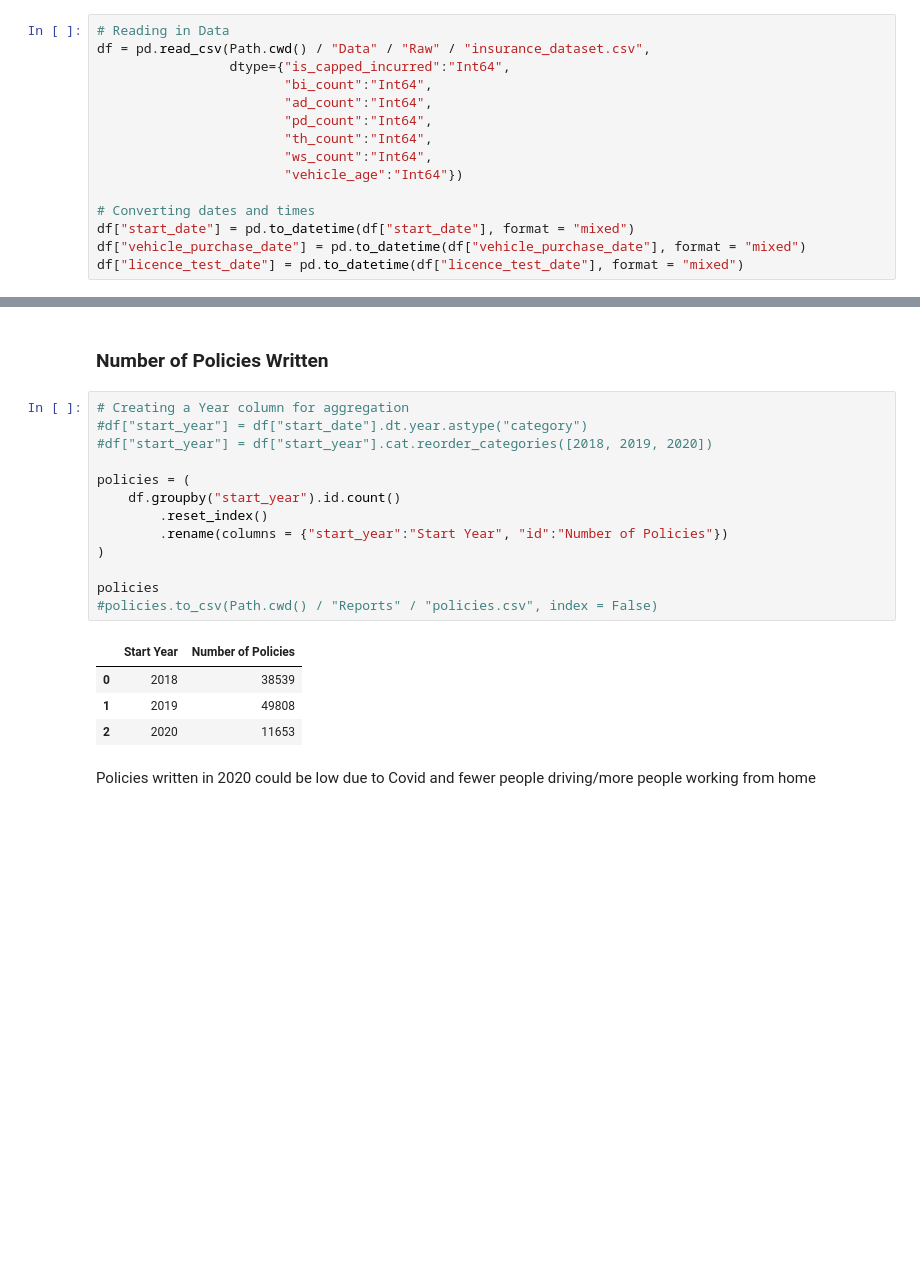
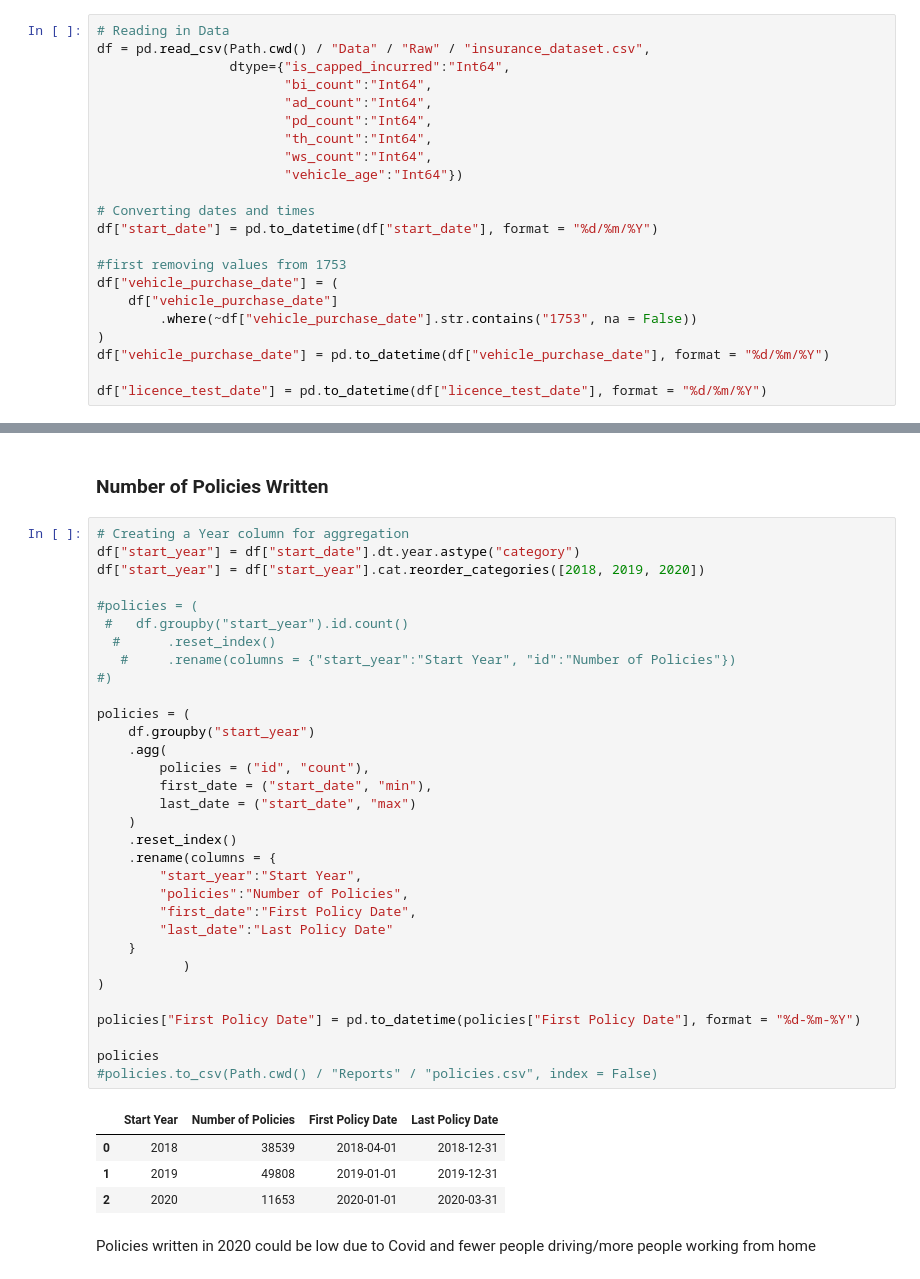
Before and after one commit to watchlotr/Python-Insurance-Case-Study, a Jupyter notebook: insurance_analysis.ipynb, the cells around one changed output, grey strips where cells are left out. Cells and saved outputs as stored; diff of their text form; blank space fills up the shorter version.

```diff
--- a/insurance_analysis.ipynb
+++ b/insurance_analysis.ipynb
@@ -27,9 +31,16 @@ df = pd.read_csv(Path.cwd() / "Data" / "Raw" / "insurance_dataset.csv",
                         "vehicle_age":"Int64"})
 
 # Converting dates and times
-df["start_date"] = pd.to_datetime(df["start_date"], format = "mixed")
-df["vehicle_purchase_date"] = pd.to_datetime(df["vehicle_purchase_date"], format = "mixed")
-df["licence_test_date"] = pd.to_datetime(df["licence_test_date"], format = "mixed")
+df["start_date"] = pd.to_datetime(df["start_date"], format = "%d/%m/%Y")
+
+#first removing values from 1753
+df["vehicle_purchase_date"] = (
+    df["vehicle_purchase_date"]
+        .where(~df["vehicle_purchase_date"].str.contains("1753", na = False))
+)
+df["vehicle_purchase_date"] = pd.to_datetime(df["vehicle_purchase_date"], format = "%d/%m/%Y")
+
+df["licence_test_date"] = pd.to_datetime(df["licence_test_date"], format = "%d/%m/%Y")
 # %% [markdown]
 ### Profiling Missing Data 1
 # %%
@@ -265,22 +285,41 @@ missing_values_after = (
 ### Number of Policies Written
 # %%
 # Creating a Year column for aggregation
-#df["start_year"] = df["start_date"].dt.year.astype("category")
-#df["start_year"] = df["start_year"].cat.reorder_categories([2018, 2019, 2020])
+df["start_year"] = df["start_date"].dt.year.astype("category")
+df["start_year"] = df["start_year"].cat.reorder_categories([2018, 2019, 2020])
+
+#policies = (
+ #   df.groupby("start_year").id.count()
+  #      .reset_index()
+   #     .rename(columns = {"start_year":"Start Year", "id":"Number of Policies"})
+#)
 
 policies = (
-    df.groupby("start_year").id.count()
-        .reset_index()
-        .rename(columns = {"start_year":"Start Year", "id":"Number of Policies"})
+    df.groupby("start_year")
+    .agg(
+        policies = ("id", "count"),
+        first_date = ("start_date", "min"),
+        last_date = ("start_date", "max")
+    )
+    .reset_index()
+    .rename(columns = {
+        "start_year":"Start Year",
+        "policies":"Number of Policies",
+        "first_date":"First Policy Date",
+        "last_date":"Last Policy Date"
+    }
+           )
 )
+
+policies["First Policy Date"] = pd.to_datetime(policies["First Policy Date"], format = "%d-%m-%Y")
 
 policies
 #policies.to_csv(Path.cwd() / "Reports" / "policies.csv", index = False)
 # %% [output]
-|  | Start Year | Number of Policies |
-| 0 | 2018 | 38539 |
-| 1 | 2019 | 49808 |
-| 2 | 2020 | 11653 |
+|  | Start Year | Number of Policies | First Policy Date | Last Policy Date |
+| 0 | 2018 | 38539 | 2018-04-01 | 2018-12-31 |
+| 1 | 2019 | 49808 | 2019-01-01 | 2019-12-31 |
+| 2 | 2020 | 11653 | 2020-01-01 | 2020-03-31 |
 # %% [markdown]
 Policies written in 2020 could be low due to Covid and fewer people driving/more people working from home
 # %% [markdown]
```
Also changed, not shown: parts of 41 cells of this notebook, 8 other files.
